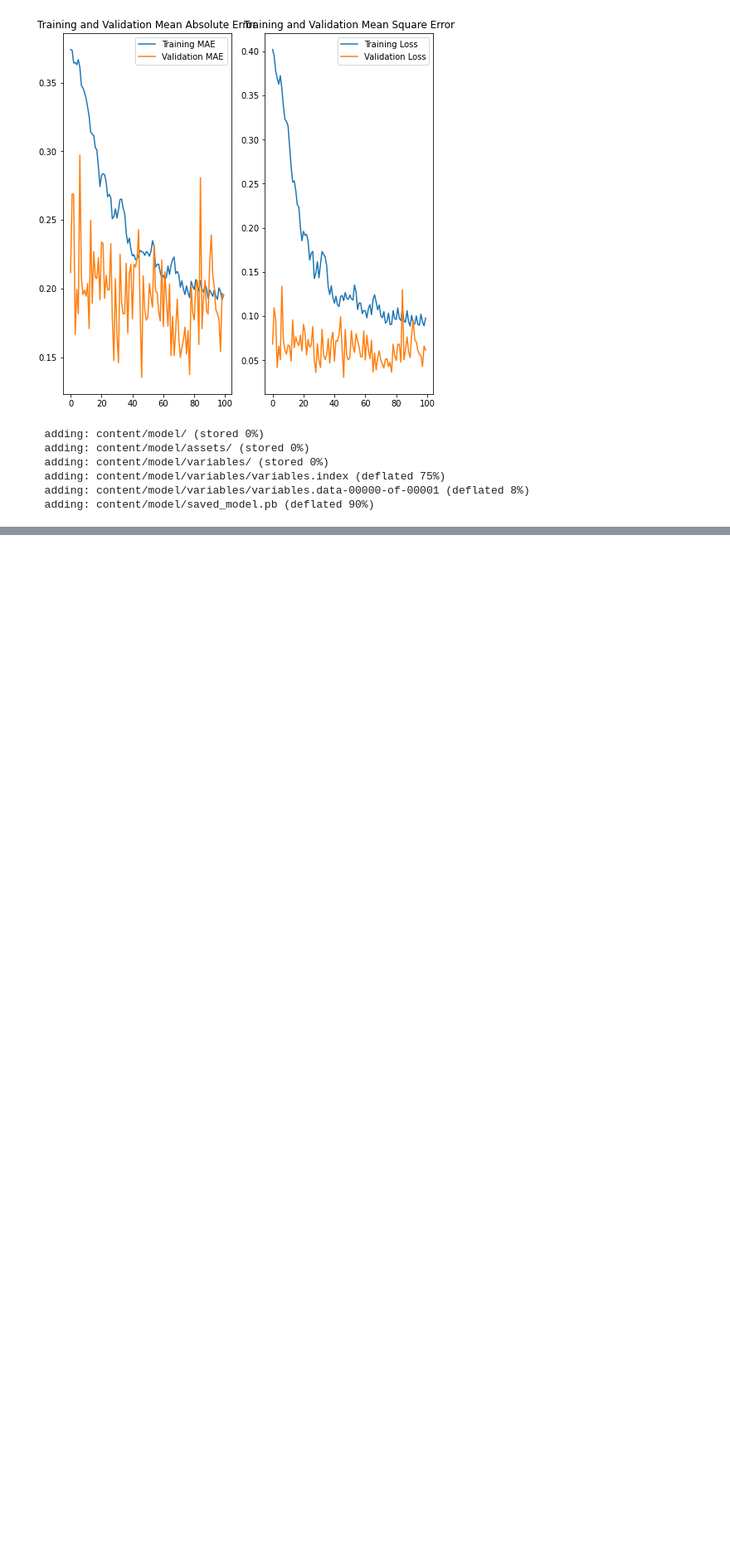
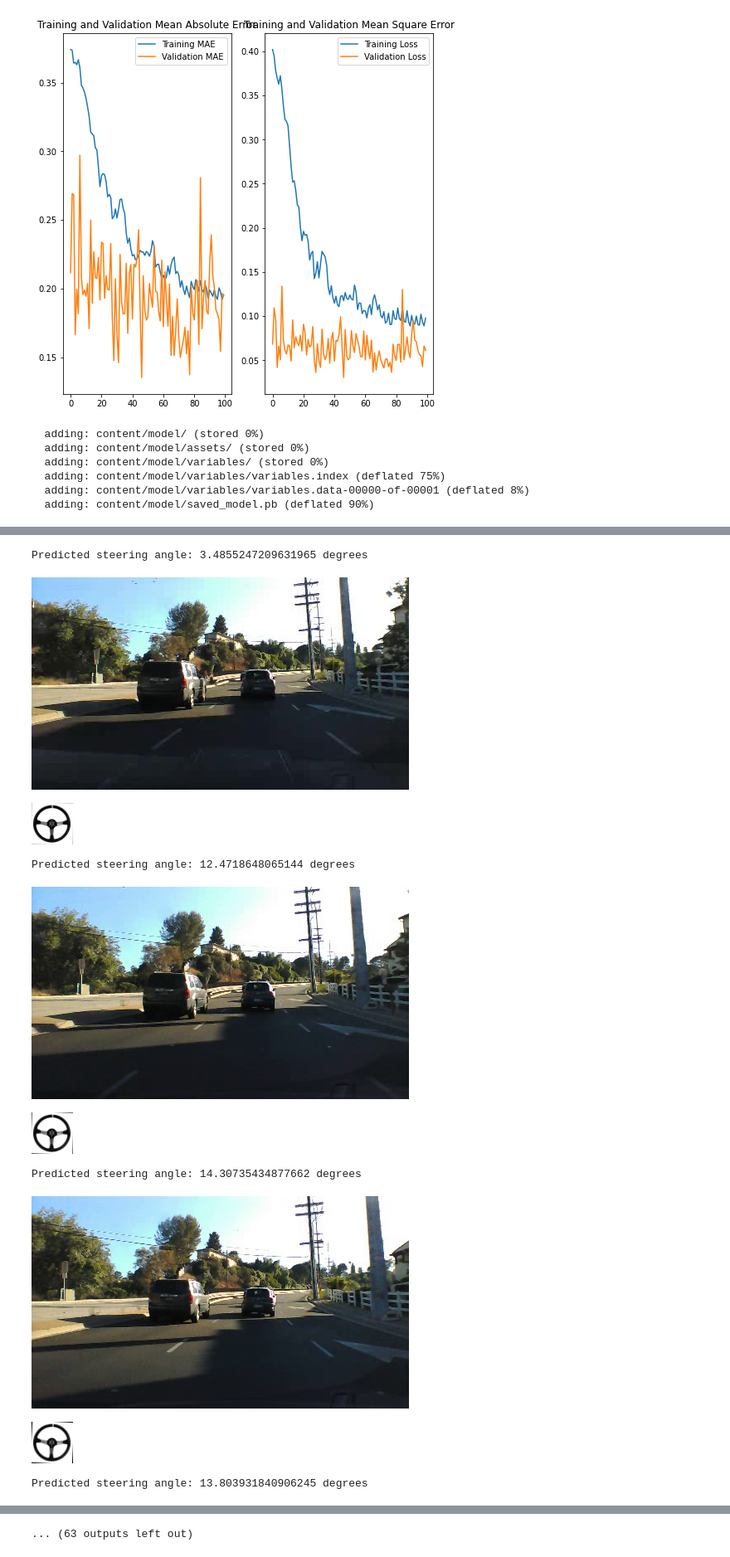
Before and after one commit to naman-mehta/predict_steering_angle, a Jupyter notebook: selfdriving.ipynb, the cells around one changed output, grey strips where cells are left out. Shown at 83% size. Drawn from its saved outputs; the diff is of its cells as text; code cells hidden in the pictures; blank space fills up the shorter version.

```diff
--- a/selfdriving.ipynb
+++ b/selfdriving.ipynb
@@ -555,0 +578,7 @@ files.download("/content/model.zip")
+# %%
+import shutil
+files= []
+for i in range(60070, 60500, 5):
+  files.append('/content/dataset/data/{}.jpg'.format(i))
+for i,f in enumerate(files):
+    shutil.copy(f, '/content/test_dataset/{}.jpg'.format(i))
@@ -555,0 +605,55 @@ files.download("/content/model.zip")
+# %%
+import scipy.misc
+import cv2
+from subprocess import call
+import math
+from google.colab.patches import cv2_imshow
+
+
+img = cv2.imread('/content/steering_wheel.jpg',0)
+dim=(50,50)
+img = cv2.resize(img, dim, interpolation = cv2.INTER_AREA)
+
+rows,cols = img.shape
+
+smoothed_angle = 0
+
+cap = cv2.VideoCapture('/content/test.avi')
+
+#to run a loop for whole video
+#while(cv2.waitKey(10) != ord('q')):
+#to run a loop for 25 frames so that the size of ipynb doesn't increase from the github range
+for i in range(25):
+    ret, frame_init = cap.read()
+    #img = tf.io.read_file('/content/dataset/data/60000.jpg')
+    frame = tf.convert_to_tensor(frame_init, dtype= tf.uint8)
+    frame = tf.image.convert_image_dtype(frame, tf.float32)
+    # resize the image to the desired size.
+    image = tf.image.resize(frame, [IMG_WIDTH, IMG_HEIGHT])
+    #add a dimension because model expects imput in batches
+    image = tf.expand_dims(image, axis=0)
+    radians = model.predict(image)
+    degrees = math.degrees(radians)
+    call("clear")
+    print("Predicted steering angle: " + str(degrees) + " degrees")
+    cv2_imshow(frame_init)
+    #make smooth angle transitions by turning the steering wheel based on the difference of the current angle
+    #and the predicted angle
+    smoothed_angle += 0.2 * pow(abs((degrees - smoothed_angle)), 2.0 / 3.0) * (degrees - smoothed_angle) / abs(degrees - smoothed_angle)
+    M = cv2.getRotationMatrix2D((cols/2,rows/2),-smoothed_angle,1)
+    dst = cv2.warpAffine(img,M,(cols,rows))
+    cv2_imshow(dst)
+
+cap.release()
+cv2.destroyAllWindows()
+# %% [output]
+Predicted steering angle: 3.4855247209631965 degrees
+[figure, added]
+[figure, added]
+Predicted steering angle: 12.4718648065144 degrees
+[figure, added]
+[figure, added]
+Predicted steering angle: 14.30735434877662 degrees
+[figure, added]
+[figure, added]
+Predicted steering angle: 13.803931840906245 degrees
@@ -555,0 +662 @@ files.download("/content/model.zip")
+... (63 outputs left out)
```
Also changed, not shown: parts of 5 cells of this notebook.
